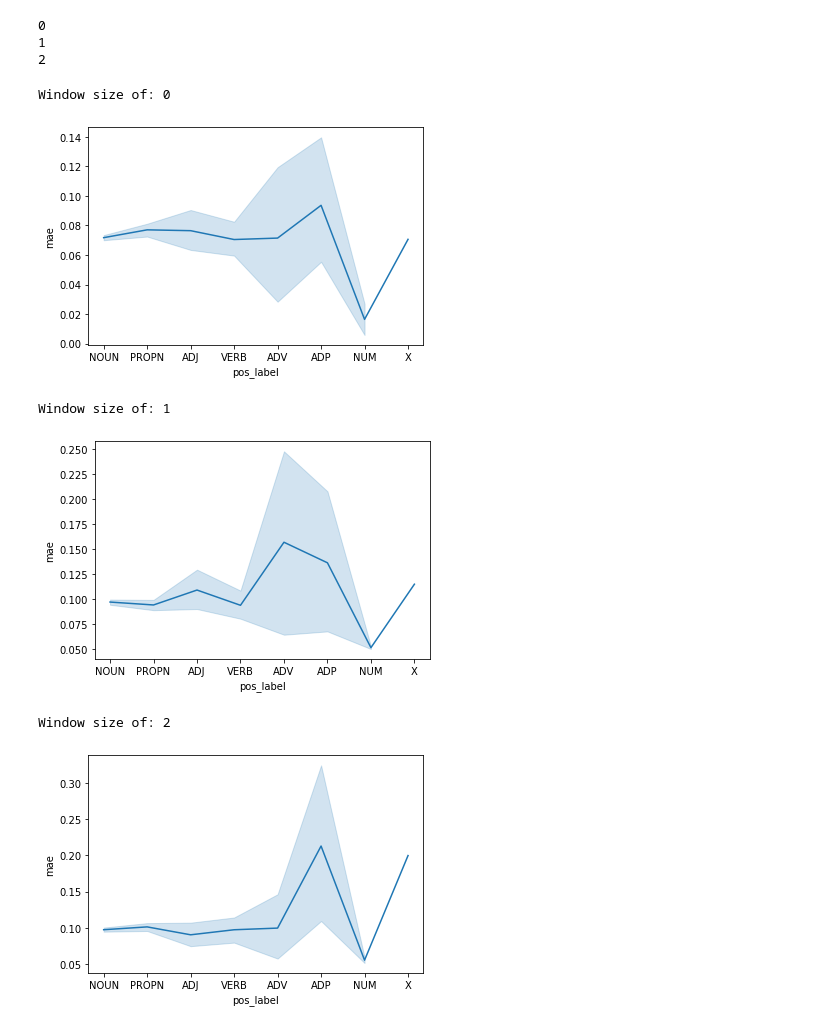
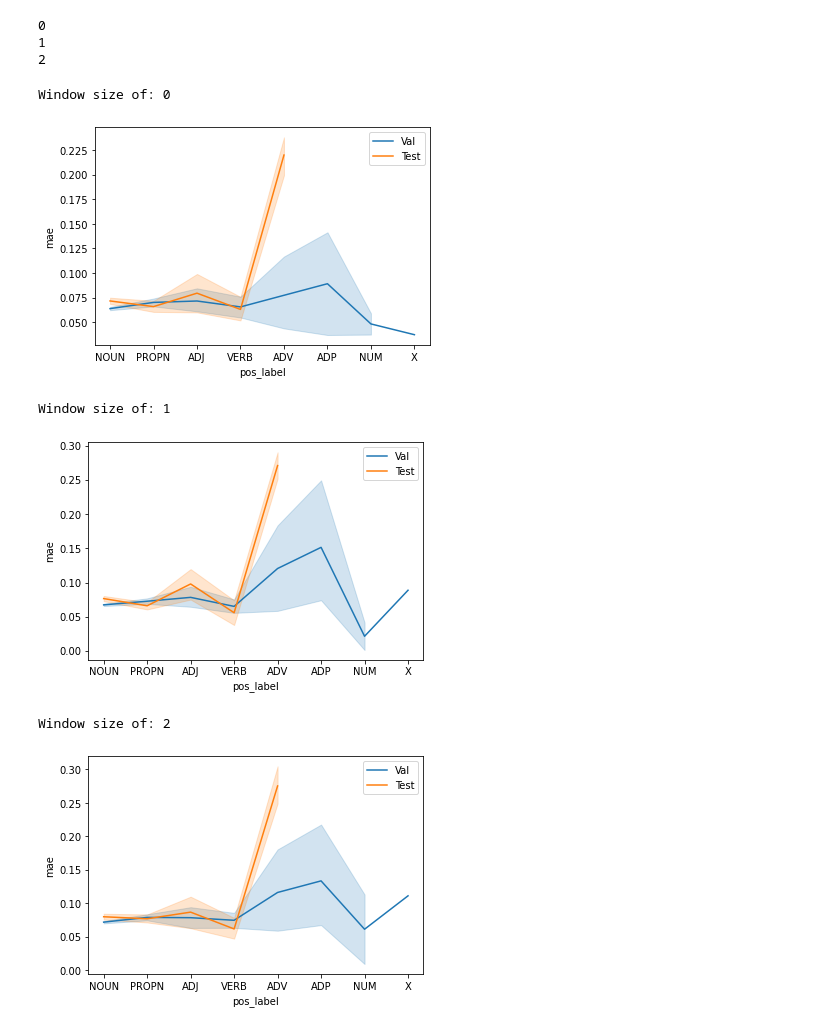
Before and after one commit to kdrivas/lexical_complexity, a Jupyter notebook: lab/4.1.bert-custom.ipynb, the cells around one changed output. Saved outputs shown, nothing was run; the diff lists cells and outputs as text; code cells hidden in the pictures.

```diff
--- a/lab/4.1.bert-custom.ipynb
+++ b/lab/4.1.bert-custom.ipynb
@@ -162,7 +162,7 @@ for window_x in [0, 1, 2]:
             if early_stopping == stop_at:
                 break
 
-        index_min = np.argmin(tracking_metrics)
+        index_min = np.argmin(tracking_metrics_val)
 
         history_labels_val.extend(val_labels)
         history_labels_test.extend(test_labels)
@@ -175,7 +175,7 @@ for window_x in [0, 1, 2]:
         history_target.extend(target_words[val_index])
         history_target_test.extend(test_target_words)
         history_index.extend(([ix_fold] * len(val_index)))
-        history_index_test.extend(([ix_fold] * len(val_index)))
+        history_index_test.extend(([ix_fold] * len(test_texts)))
         history_occur_text.extend(occurence_text)
         history_occur_target.extend(occurence_target)
         ix_fold += 1
@@ -255,19 +333,25 @@ array(['river', 'brothers,', 'brothers', ..., 'jurisprudence', 'Emir',
 # %%
 for window_ix in results_window:
-    results_window[window_ix]['mae'] = results_window[window_ix].apply(lambda x: mean_absolute_error([x.preds],[x.true_val]), axis=1)
-    results_window[window_ix]['mse'] = results_window[window_ix].apply(lambda x: mean_squared_error([x.preds],[x.true_val]), axis=1)
+    results_window[window_ix]['mae'] = results_window[window_ix].apply(lambda x: mean_absolute_error([x.preds],[x.true]), axis=1)
+    results_window[window_ix]['mse'] = results_window[window_ix].apply(lambda x: mean_squared_error([x.preds],[x.true]), axis=1)
     results_window[window_ix]['discrete_occur'] = results_window[window_ix].apply(lambda x: x.occur_target if (x.occur_target == 0 or x.occur_target == 1) else 2, axis=1)
 # %%
 for window_ix in results_window:
     print('Window of', window_ix)
-
-    mae = results_window[window_ix].groupby(['index']).mae.mean()
-    mse = results_window[window_ix].groupby(['index']).mse.mean()
+    mae = results_window[window_ix].loc[results_window[window_ix].particion == 'val'].groupby(['index']).mae.mean()
+    mse = results_window[window_ix].loc[results_window[window_ix].particion == 'val'].groupby(['index']).mse.mean()
     #r_2 = results_window[window_ix].groupby(['index']).
-
+    print('Valid:')
     print('MAE --- Mean:', round(np.mean(mae), 4), ' Std:', round(np.std(mae), 4))
     print('MSE --- Mean:', round(np.mean(mse), 4), ' Std:', round(np.std(mse), 4))
-    #print('R2  --- Mean:', round(np.mean(r_2), 4), ' Std:', round(np.std(r_2), 4))
+
+    mae = results_window[window_ix].loc[results_window[window_ix].particion == 'test'].groupby(['index']).mae.mean()
+    mse = results_window[window_ix].loc[results_window[window_ix].particion == 'test'].groupby(['index']).mse.mean()
+    #r_2 = results_window[window_ix].groupby(['index']).
+    print('Test:')
+    print('MAE --- Mean:', round(np.mean(mae), 4), ' Std:', round(np.std(mae), 4))
+    print('MSE --- Mean:', round(np.mean(mse), 4), ' Std:', round(np.std(mse), 4))
+
     print()
 # %% [output]
 Window of 0
@@ -351,17 +423,25 @@ for window_ix in results_window:
 # %%
 import seaborn as sns
 import matplotlib.pyplot as plt
 
 %matplotlib inline
 
 for window_ix in results_window:
     print('Window size of:', window_ix)
-    sns.lineplot(x='pos_label', y='mae', data=results_window[window_ix].loc[results_window[window_ix].pos_label.notnull()], ci=98, markers='o')
+    sns.lineplot(x='pos_label', y='mae', data=results_window[window_ix].loc[(results_window[window_ix].pos_label.notnull()) &
+                                                                           (results_window[window_ix].particion == 'val')],
+                    ci=98,
+                    markers='o')
+    sns.lineplot(x='pos_label', y='mae', data=results_window[window_ix].loc[(results_window[window_ix].pos_label.notnull()) &
+                                                                           (results_window[window_ix].particion == 'test')],
+                    ci=98,
+                    markers='o')
+    plt.legend(['Val', 'Test'])
     plt.show()
 # %% [output]
 Window size of: 0
-[figure, old version]
+[figure, new version]
 Window size of: 1
-[figure, old version]
+[figure, new version]
 Window size of: 2
-[figure, old version]
+[figure, new version]
```
Also changed, not shown: parts of 10 cells of this notebook, 6 other files.
